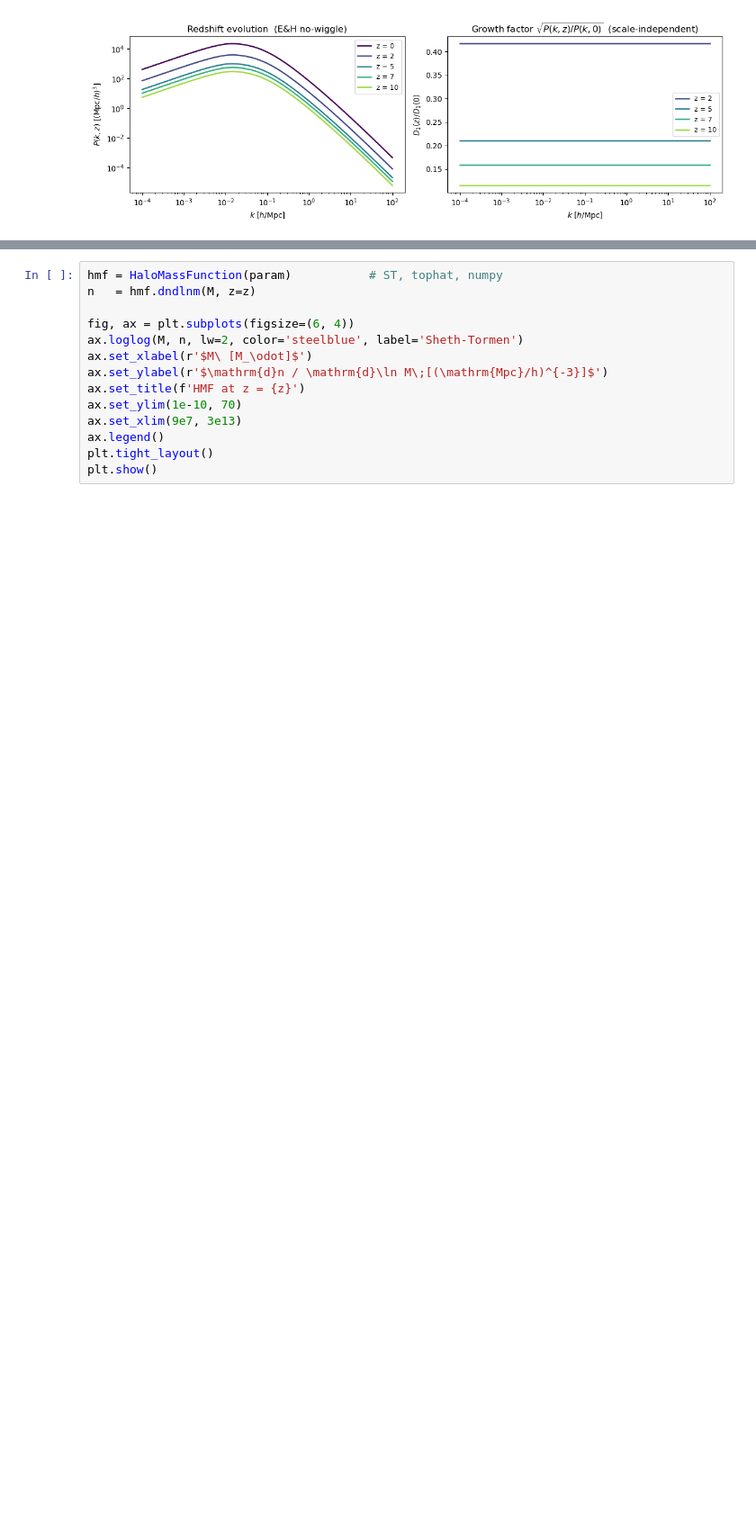
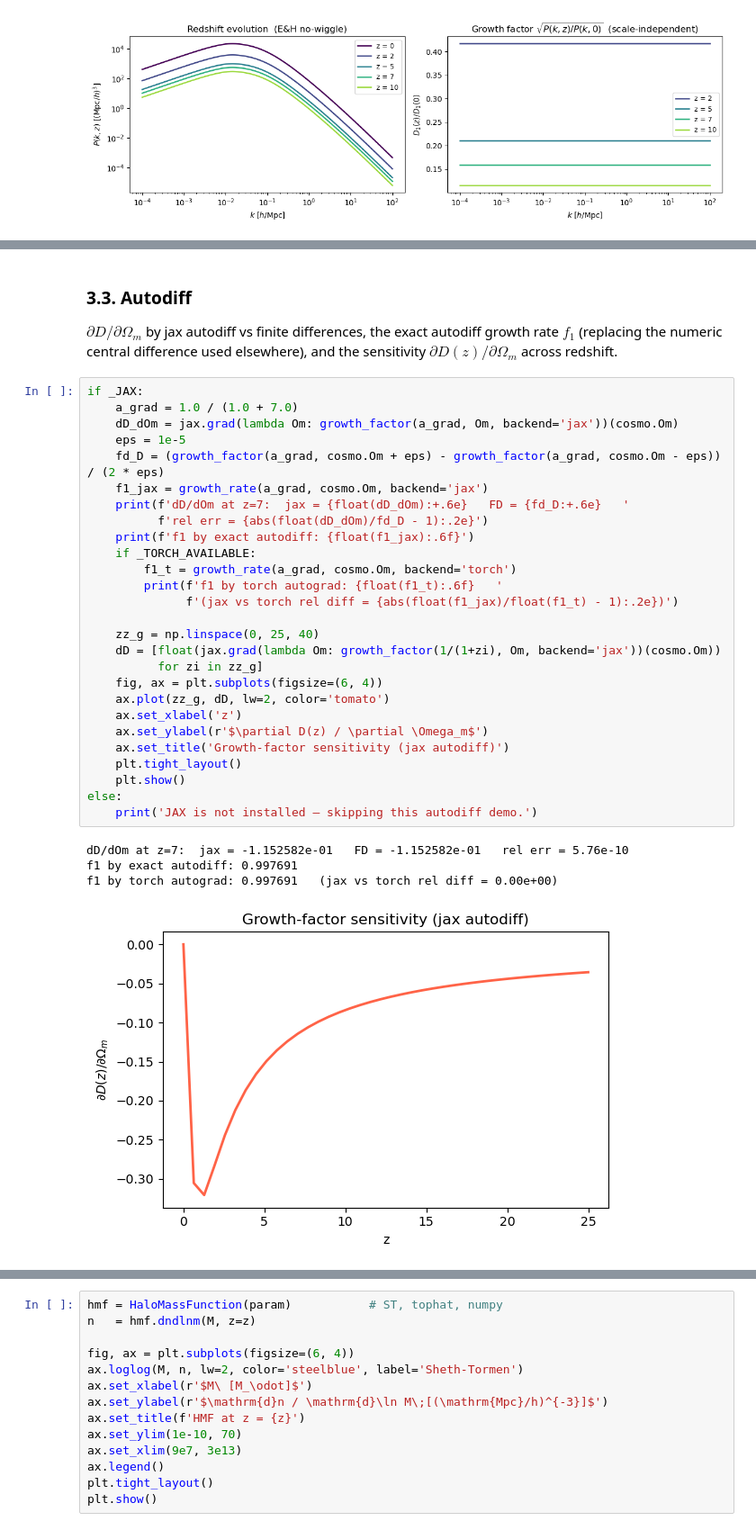
Before and after one commit to cosmic-reionization/BEoRN, a Jupyter notebook: examples/ps_hmf_models.ipynb, the cells around one changed output, grey strips where cells are left out. Shown at 90% size. Cells and saved outputs as stored; diff of their text form; blank space fills up the shorter version.

```diff
--- a/examples/ps_hmf_models.ipynb
+++ b/examples/ps_hmf_models.ipynb
@@ -362,0 +528,37 @@ Sheth-Tormen (p=0.3, q=0.707), a top-hat window, and the numpy backend.
+# %% [markdown]
+<a id="sec3-3"></a>
+### 3.3. Autodiff
+
+$\partial D/\partial \Omega_m$ by jax autodiff vs finite differences, the exact autodiff growth rate $f_1$ (replacing the numeric central difference used elsewhere), and the sensitivity $\partial D(z)/\partial\Omega_m$ across redshift.
+# %%
+if _JAX:
+    a_grad = 1.0 / (1.0 + 7.0)
+    dD_dOm = jax.grad(lambda Om: growth_factor(a_grad, Om, backend='jax'))(cosmo.Om)
+    eps = 1e-5
+    fd_D = (growth_factor(a_grad, cosmo.Om + eps) - growth_factor(a_grad, cosmo.Om - eps)) / (2 * eps)
+    f1_jax = growth_rate(a_grad, cosmo.Om, backend='jax')
+    print(f'dD/dOm at z=7:  jax = {float(dD_dOm):+.6e}   FD = {fd_D:+.6e}   '
+          f'rel err = {abs(float(dD_dOm)/fd_D - 1):.2e}')
+    print(f'f1 by exact autodiff: {float(f1_jax):.6f}')
+    if _TORCH_AVAILABLE:
+        f1_t = growth_rate(a_grad, cosmo.Om, backend='torch')
+        print(f'f1 by torch autograd: {float(f1_t):.6f}   '
+              f'(jax vs torch rel diff = {abs(float(f1_jax)/float(f1_t) - 1):.2e})')
+
+    zz_g = np.linspace(0, 25, 40)
+    dD = [float(jax.grad(lambda Om: growth_factor(1/(1+zi), Om, backend='jax'))(cosmo.Om))
+          for zi in zz_g]
+    fig, ax = plt.subplots(figsize=(6, 4))
+    ax.plot(zz_g, dD, lw=2, color='tomato')
+    ax.set_xlabel('z')
+    ax.set_ylabel(r'$\partial D(z) / \partial \Omega_m$')
+    ax.set_title('Growth-factor sensitivity (jax autodiff)')
+    plt.tight_layout()
+    plt.show()
+else:
+    print('JAX is not installed — skipping this autodiff demo.')
+# %% [output]
+dD/dOm at z=7:  jax = -1.152582e-01   FD = -1.152582e-01   rel err = 5.76e-10
+f1 by exact autodiff: 0.997691
+f1 by torch autograd: 0.997691   (jax vs torch rel diff = 0.00e+00)
+[figure, added]
```
Also changed, not shown: parts of 51 cells of this notebook, 7 other files.
